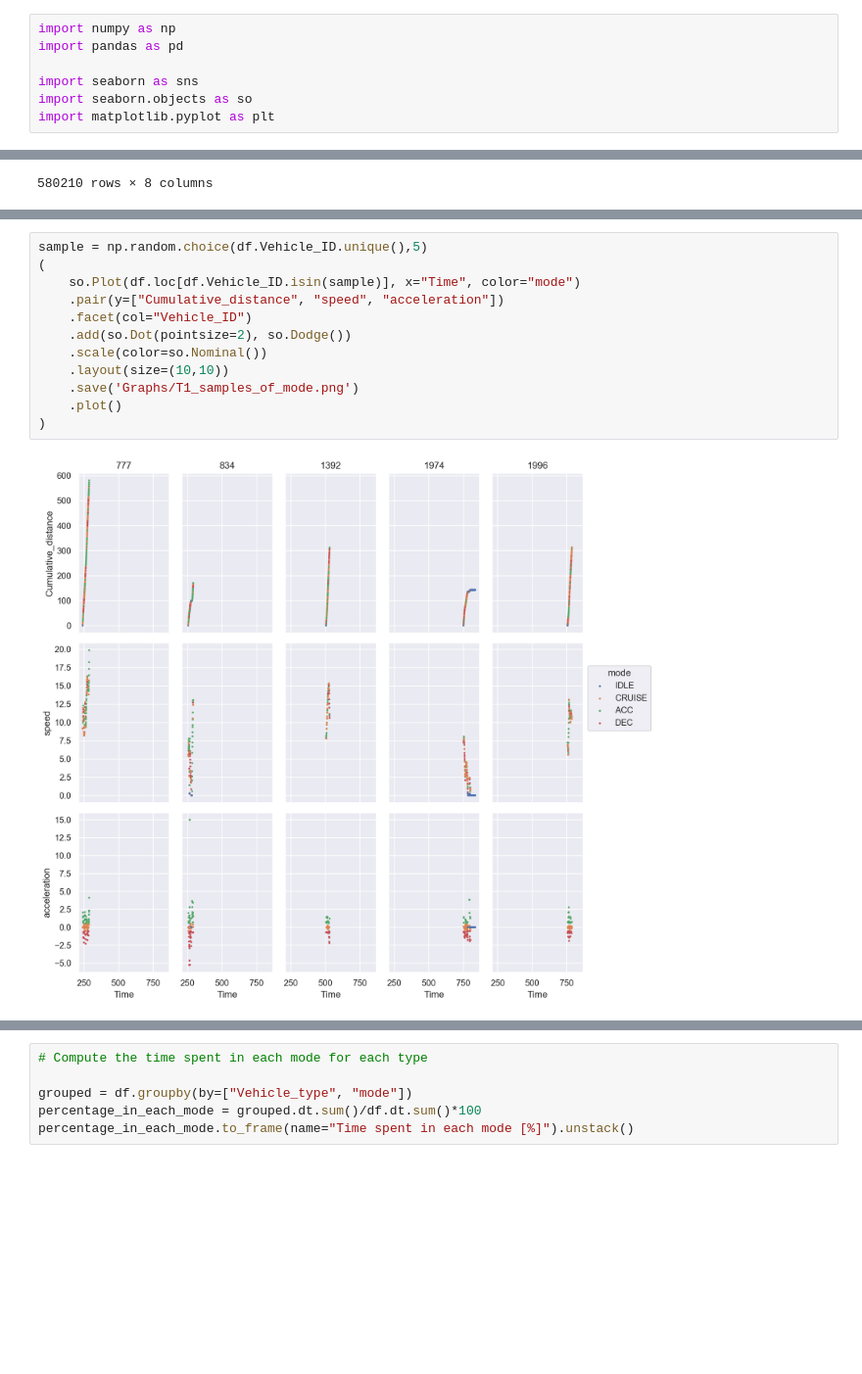
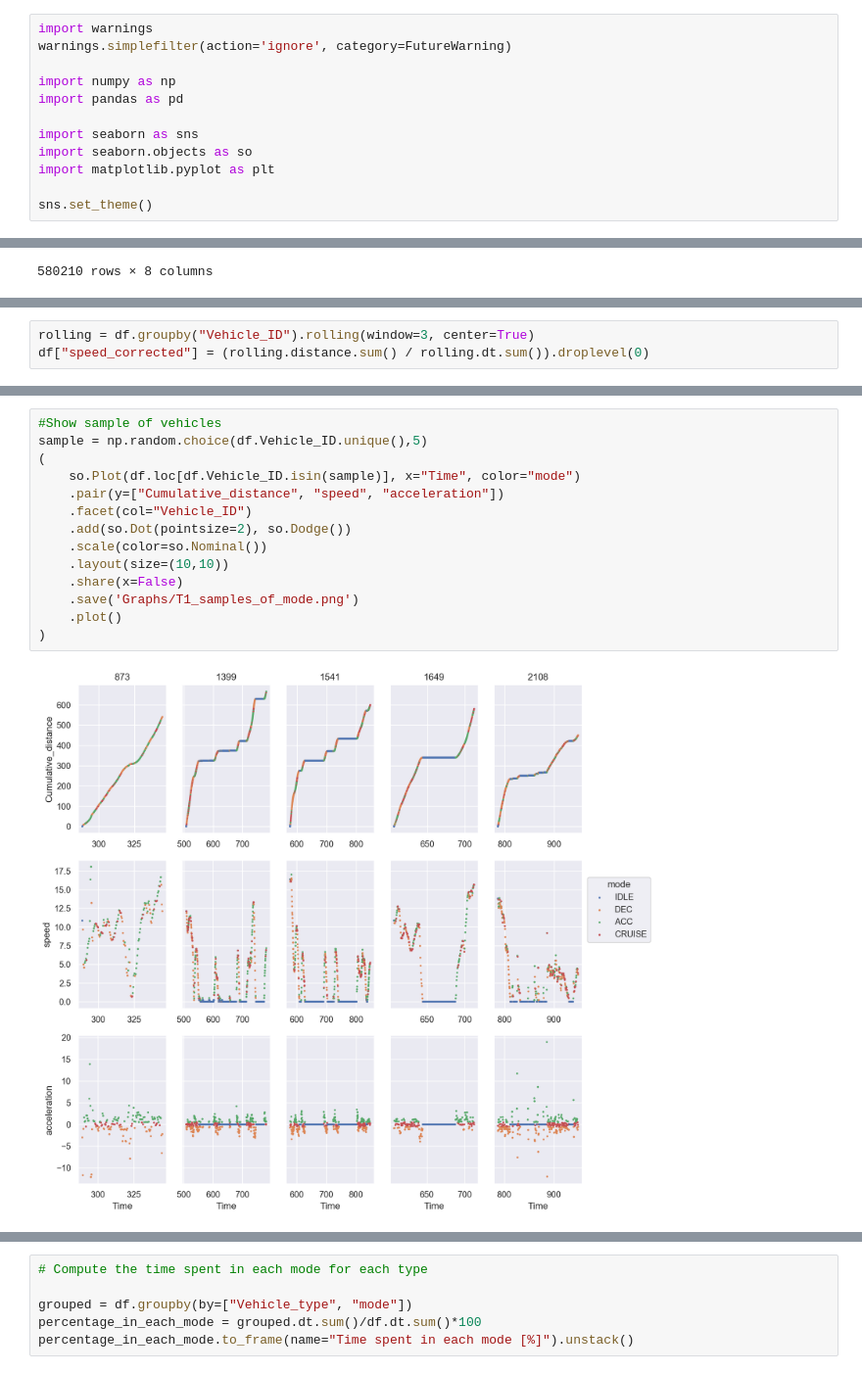
Before and after one commit to s221568/Trafic, a Jupyter notebook: Lab 2/JA.ipynb, the cells around one changed output, grey strips where cells are left out. Shown at 98% size. Cells and saved outputs as stored; diff of their text form; blank space fills up the shorter version.

```diff
--- a/Lab 2/JA.ipynb
+++ b/Lab 2/JA.ipynb
@@ -1,10 +1,15 @@
 # %%
+import warnings
+warnings.simplefilter(action='ignore', category=FutureWarning)
+
 import numpy as np
 import pandas as pd
 
 import seaborn as sns
 import seaborn.objects as so
 import matplotlib.pyplot as plt
+
+sns.set_theme()
 # %% [markdown]
 # LAB2
 # %% [markdown]
@@ -61,0 +99,3 @@ df
+# %%
+rolling = df.groupby("Vehicle_ID").rolling(window=3, center=True)
+df["speed_corrected"] = (rolling.distance.sum() / rolling.dt.sum()).droplevel(0)
@@ -101,16 +188,18 @@ Name: count, dtype: int64
 # %% [output]
 [figure]
 # %%
+#Show sample of vehicles
 sample = np.random.choice(df.Vehicle_ID.unique(),5)
 (
     so.Plot(df.loc[df.Vehicle_ID.isin(sample)], x="Time", color="mode")
     .pair(y=["Cumulative_distance", "speed", "acceleration"])
     .facet(col="Vehicle_ID")
     .add(so.Dot(pointsize=2), so.Dodge())
     .scale(color=so.Nominal())
     .layout(size=(10,10))
+    .share(x=False)
     .save('Graphs/T1_samples_of_mode.png')
     .plot()
 )
 # %% [output]
-[figure, old version]
+[figure, new version]
```
Also changed, not shown: parts of 20 cells of this notebook, 2 other files.
